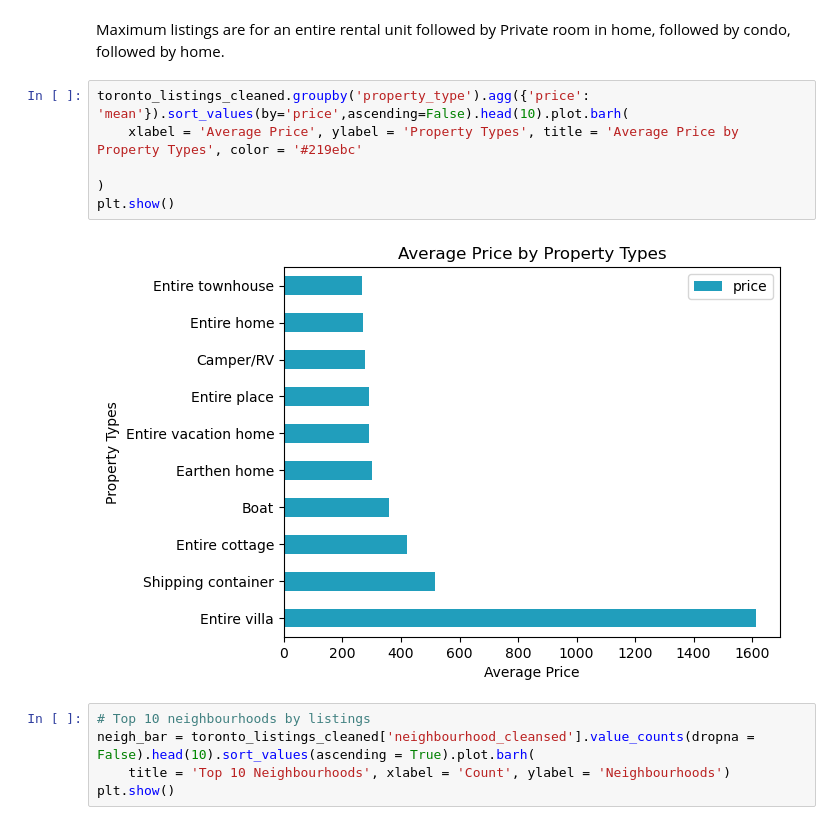
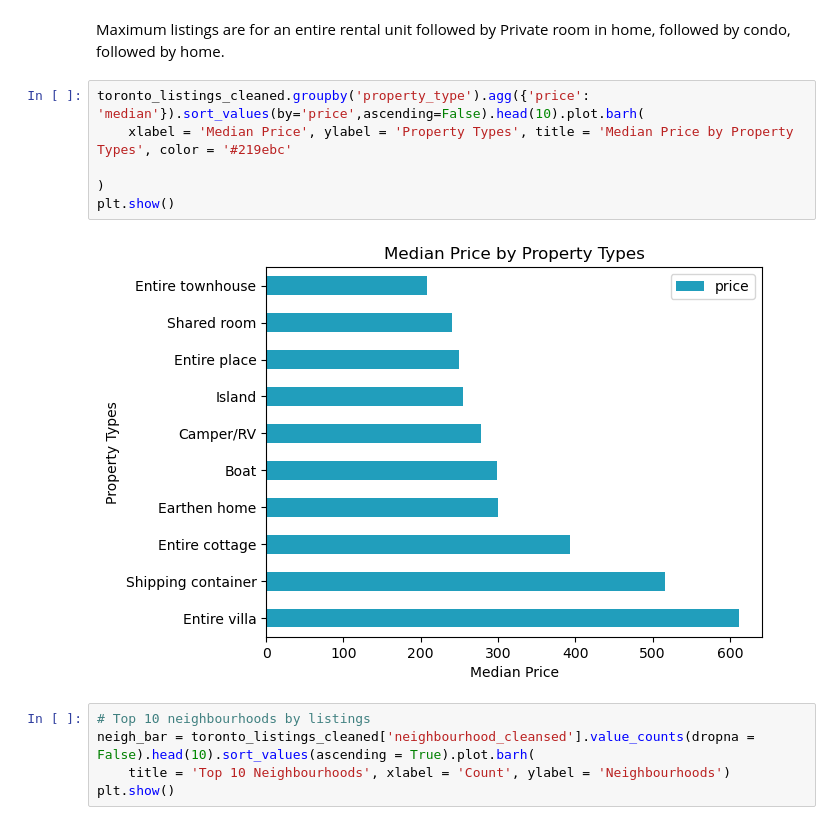
Before and after one commit to b-N-I-R-A-V/Airbnb_Toronto_Analysis, a Jupyter notebook: 03 Scripts/6.2 Exploring Relationships with Viz.ipynb, the cells around one changed output. Saved outputs shown, nothing was run; the diff lists cells and outputs as text.

```diff
--- a/03 Scripts/6.2 Exploring Relationships with Viz.ipynb
+++ b/03 Scripts/6.2 Exploring Relationships with Viz.ipynb
@@ -76,13 +76,13 @@ Name: count, dtype: int64
 # %% [markdown]
 Maximum listings are for an entire rental unit followed by Private room in home, followed by condo, followed by home.
 # %%
-toronto_listings_cleaned.groupby('property_type').agg({'price': 'mean'}).sort_values(by='price',ascending=False).head(10).plot.barh(
-    xlabel = 'Average Price', ylabel = 'Property Types', title = 'Average Price by Property Types', color = '#219ebc'
+toronto_listings_cleaned.groupby('property_type').agg({'price': 'median'}).sort_values(by='price',ascending=False).head(10).plot.barh(
+    xlabel = 'Median Price', ylabel = 'Property Types', title = 'Median Price by Property Types', color = '#219ebc'
 
 )
 plt.show()
 # %% [output]
-[figure, old version]
+[figure, new version]
 # %%
 # Top 10 neighbourhoods by listings
 neigh_bar = toronto_listings_cleaned['neighbourhood_cleansed'].value_counts(dropna = False).head(10).sort_values(ascending = True).plot.barh(
```
Also changed, not shown: parts of 3 cells of this notebook, 5 other files.
